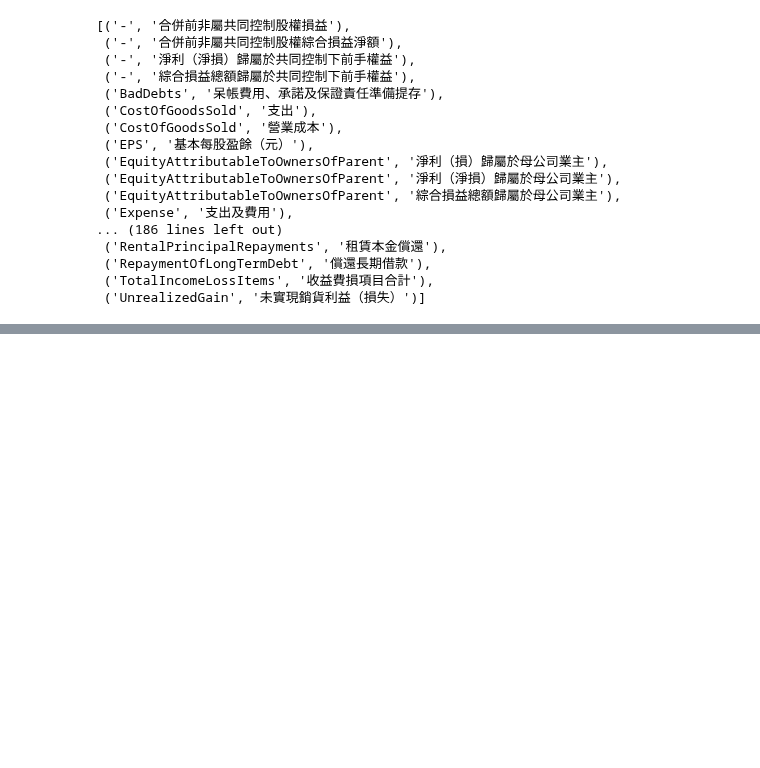
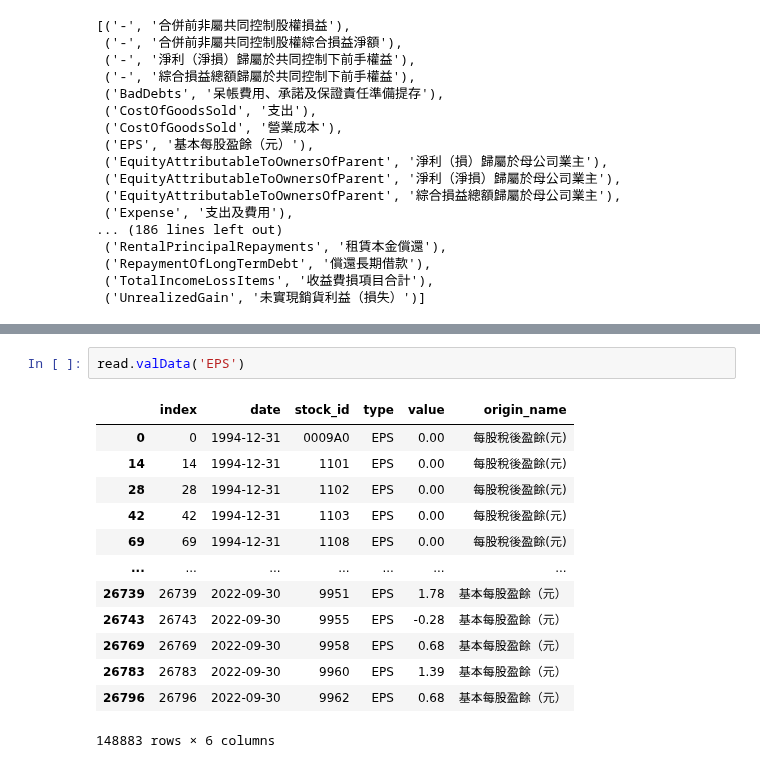
Before and after one commit to pkh-forresthsia/beTrue, a Jupyter notebook: getData.ipynb, the cells around one changed output, grey strips where cells are left out. Drawn from its saved outputs; the diff is of its cells as text; blank space fills up the shorter version.

```diff
--- a/getData.ipynb
+++ b/getData.ipynb
@@ -124,0 +148,16 @@ read.checkDB('IncomeFromContinuingOperations')
+# %%
+read.valData('EPS')
+# %% [output]
+|  | index | date | stock_id | type | value | origin_name |
+| 0 | 0 | 1994-12-31 | 0009A0 | EPS | 0.00 | 每股稅後盈餘(元) |
+| 14 | 14 | 1994-12-31 | 1101 | EPS | 0.00 | 每股稅後盈餘(元) |
+| 28 | 28 | 1994-12-31 | 1102 | EPS | 0.00 | 每股稅後盈餘(元) |
+| 42 | 42 | 1994-12-31 | 1103 | EPS | 0.00 | 每股稅後盈餘(元) |
+| 69 | 69 | 1994-12-31 | 1108 | EPS | 0.00 | 每股稅後盈餘(元) |
+| ... | ... | ... | ... | ... | ... | ... |
+| 26739 | 26739 | 2022-09-30 | 9951 | EPS | 1.78 | 基本每股盈餘（元） |
+| 26743 | 26743 | 2022-09-30 | 9955 | EPS | -0.28 | 基本每股盈餘（元） |
+| 26769 | 26769 | 2022-09-30 | 9958 | EPS | 0.68 | 基本每股盈餘（元） |
+| 26783 | 26783 | 2022-09-30 | 9960 | EPS | 1.39 | 基本每股盈餘（元） |
+| 26796 | 26796 | 2022-09-30 | 9962 | EPS | 0.68 | 基本每股盈餘（元） |
+148883 rows × 6 columns
```
Also changed, not shown: parts of 12 cells of this notebook, 2 other files.
